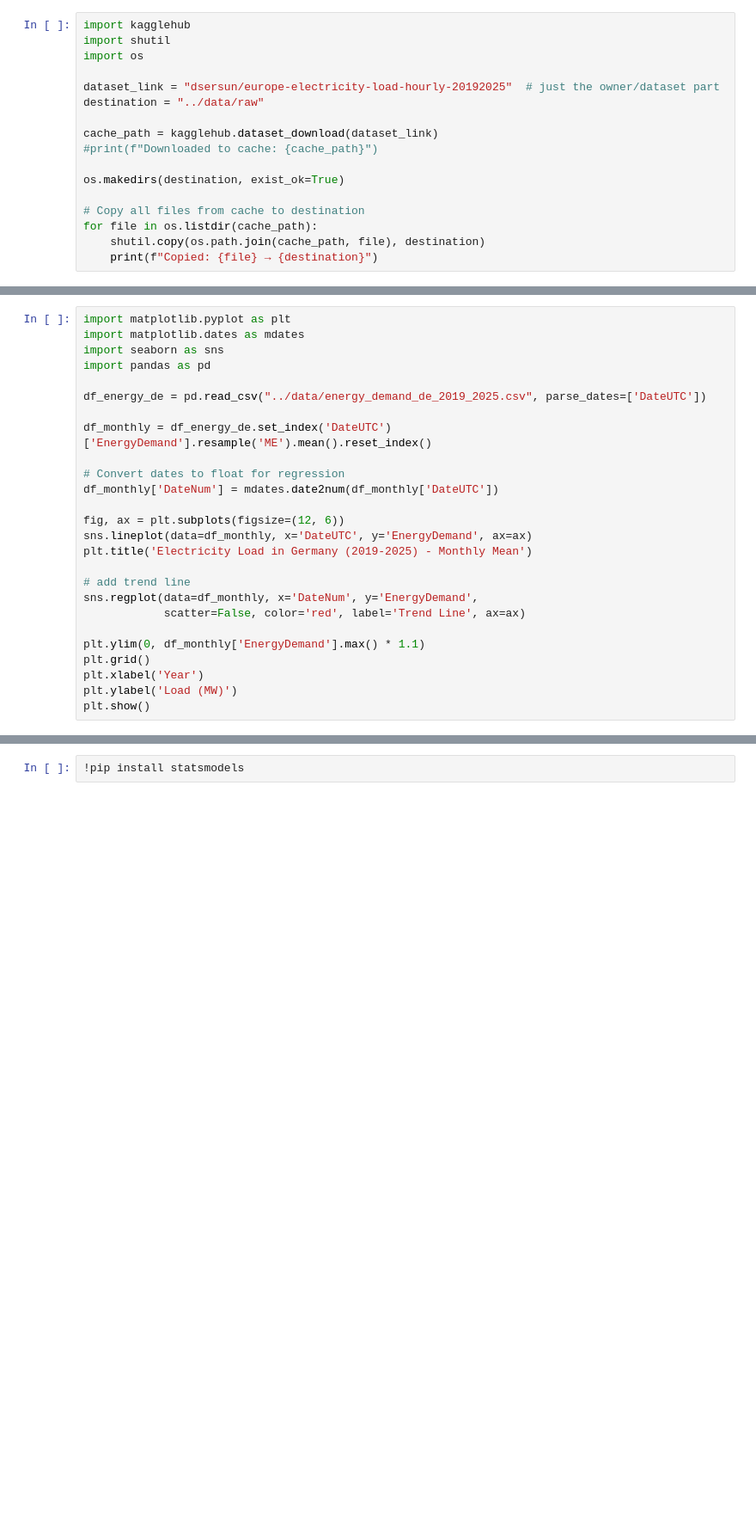
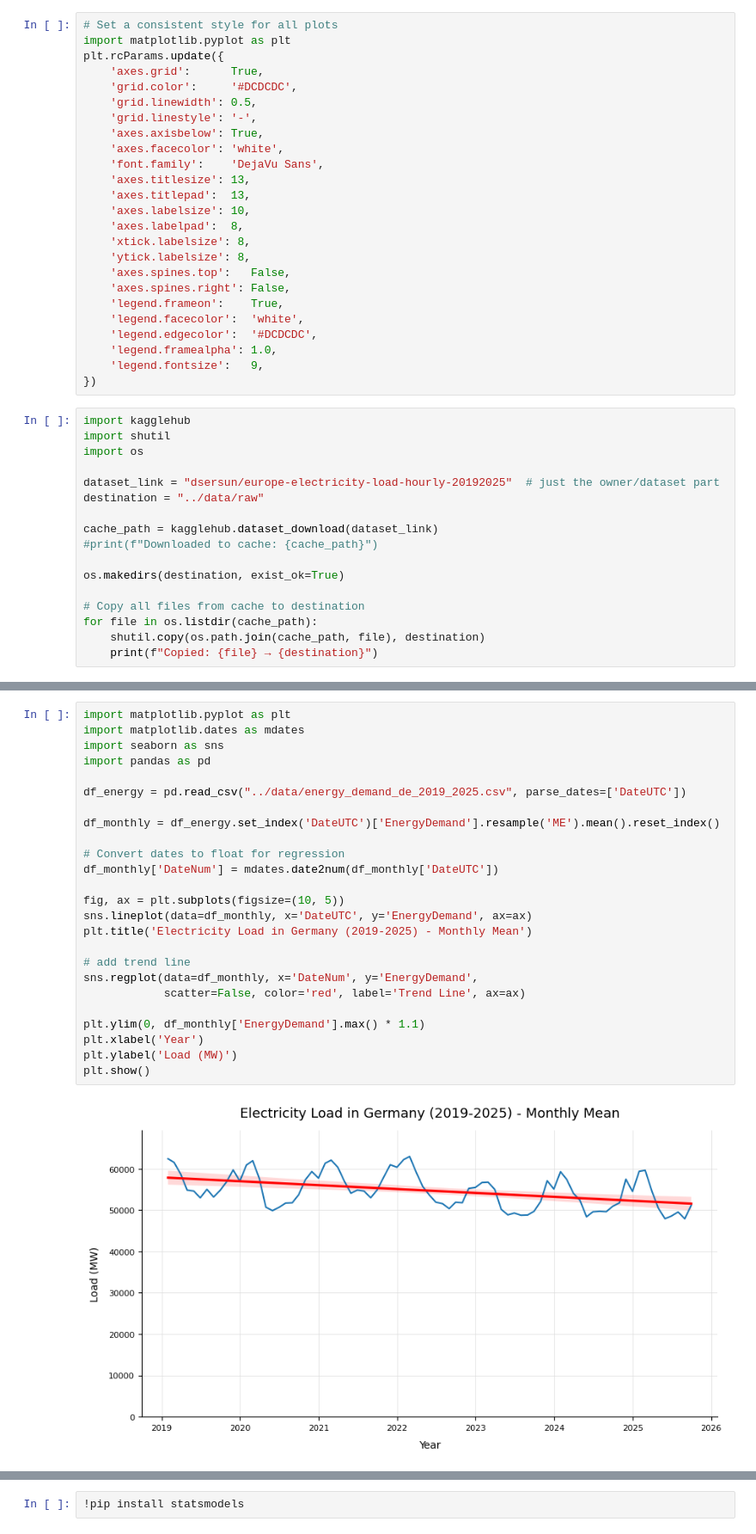
Before and after one commit to SW-oasen/electricity_demannd_de, a Jupyter notebook: notebook/01_eda_energy.ipynb, the cells around one changed output, grey strips where cells are left out. Shown at 86% size. Cells and saved outputs as stored; diff of their text form; blank space fills up the shorter version.

```diff
--- a/notebook/01_eda_energy.ipynb
+++ b/notebook/01_eda_energy.ipynb
@@ -5,6 +5,31 @@
 europe-electricity-load-hourly-20192025 aus Kaggle manuell herunterladen und als csv einlesen
 # %%
 !pip install kagglehub
+# %%
+# Set a consistent style for all plots
+import matplotlib.pyplot as plt
+plt.rcParams.update({
+    'axes.grid':      True,
+    'grid.color':     '#DCDCDC',
+    'grid.linewidth': 0.5,
+    'grid.linestyle': '-',
+    'axes.axisbelow': True,
+    'axes.facecolor': 'white',
+    'font.family':    'DejaVu Sans',
+    'axes.titlesize': 13,
+    'axes.titlepad':  13,
+    'axes.labelsize': 10,
+    'axes.labelpad':  8,
+    'xtick.labelsize': 8,
+    'ytick.labelsize': 8,
+    'axes.spines.top':   False,
+    'axes.spines.right': False,
+    'legend.frameon':    True,
+    'legend.facecolor':  'white',
+    'legend.edgecolor':  '#DCDCDC',
+    'legend.framealpha': 1.0,
+    'legend.fontsize':   9,
+})
 # %%
 import kagglehub
 import shutil
@@ -88,26 +138,27 @@ df_energy_de.describe()
 # %%
 import matplotlib.pyplot as plt
 import matplotlib.dates as mdates
 import seaborn as sns
 import pandas as pd
 
-df_energy_de = pd.read_csv("../data/energy_demand_de_2019_2025.csv", parse_dates=['DateUTC'])
+df_energy = pd.read_csv("../data/energy_demand_de_2019_2025.csv", parse_dates=['DateUTC'])
 
-df_monthly = df_energy_de.set_index('DateUTC')['EnergyDemand'].resample('ME').mean().reset_index()
+df_monthly = df_energy.set_index('DateUTC')['EnergyDemand'].resample('ME').mean().reset_index()
 
 # Convert dates to float for regression
 df_monthly['DateNum'] = mdates.date2num(df_monthly['DateUTC'])
 
-fig, ax = plt.subplots(figsize=(12, 6))
+fig, ax = plt.subplots(figsize=(10, 5))
 sns.lineplot(data=df_monthly, x='DateUTC', y='EnergyDemand', ax=ax)
 plt.title('Electricity Load in Germany (2019-2025) - Monthly Mean')
 
 # add trend line
 sns.regplot(data=df_monthly, x='DateNum', y='EnergyDemand',
             scatter=False, color='red', label='Trend Line', ax=ax)
 
 plt.ylim(0, df_monthly['EnergyDemand'].max() * 1.1)
-plt.grid()
 plt.xlabel('Year')
 plt.ylabel('Load (MW)')
 plt.show()
+# %% [output]
+[figure, added]
```
Also changed, not shown: parts of 17 cells of this notebook, 16 other files.
